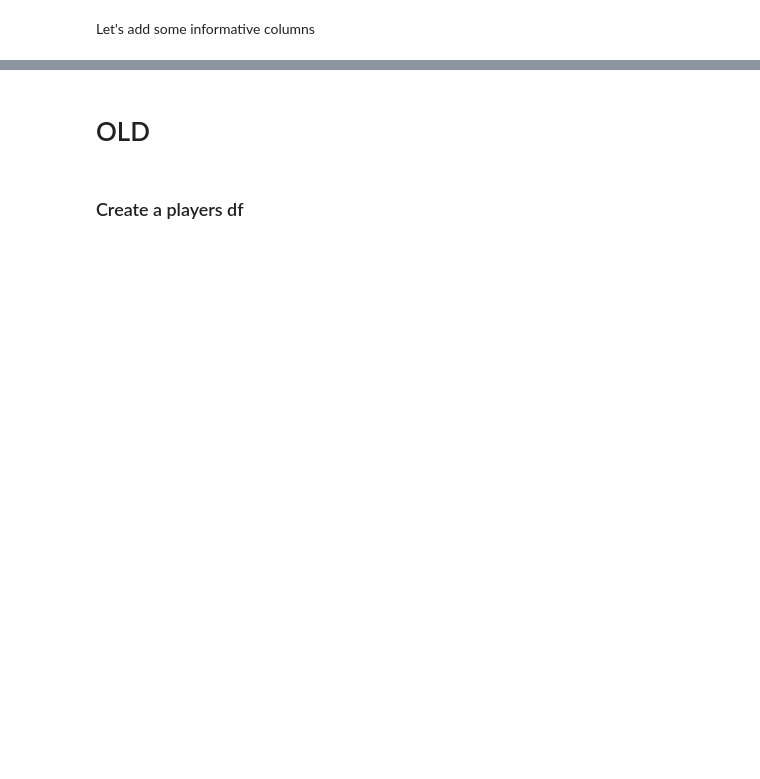
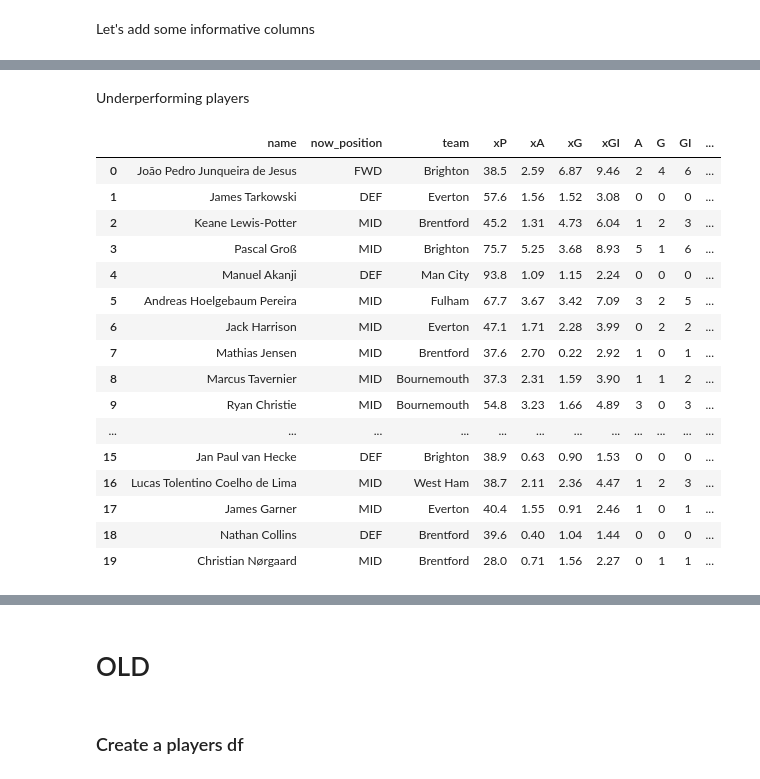
Before and after one commit to fajardgb/FPL-viz, a Jupyter notebook: preseason_scouting/preaseason_scouting2024-25.ipynb, the cells around one changed output, grey strips where cells are left out. Saved outputs shown, nothing was run; the diff lists cells and outputs as text; code cells hidden in the pictures; blank space fills up the shorter version.

```diff
--- a/preseason_scouting/preaseason_scouting2024-25.ipynb
+++ b/preseason_scouting/preaseason_scouting2024-25.ipynb
@@ -80,0 +115,25 @@ df_subset['ppg'] = df_subset['points'] / df_subset['90s']
+# %%
+df_subset['xGI_GI_diff'] = df_subset['xGI'] - df_subset['GI']
+# %% [markdown]
+Underperforming players
+# %%
+df_subset = df_subset.sort_values(by=['xGI_GI_diff'], ascending=False).reset_index(drop=True)
+df_subset.head(20)
+# %% [output]
+|  | name | now_position | team | xP | xA | xG | xGI | A | G | GI | ... |
+| 0 | João Pedro Junqueira de Jesus | FWD | Brighton | 38.5 | 2.59 | 6.87 | 9.46 | 2 | 4 | 6 | ... |
+| 1 | James Tarkowski | DEF | Everton | 57.6 | 1.56 | 1.52 | 3.08 | 0 | 0 | 0 | ... |
+| 2 | Keane Lewis-Potter | MID | Brentford | 45.2 | 1.31 | 4.73 | 6.04 | 1 | 2 | 3 | ... |
+| 3 | Pascal Groß | MID | Brighton | 75.7 | 5.25 | 3.68 | 8.93 | 5 | 1 | 6 | ... |
+| 4 | Manuel Akanji | DEF | Man City | 93.8 | 1.09 | 1.15 | 2.24 | 0 | 0 | 0 | ... |
+| 5 | Andreas Hoelgebaum Pereira | MID | Fulham | 67.7 | 3.67 | 3.42 | 7.09 | 3 | 2 | 5 | ... |
+| 6 | Jack Harrison | MID | Everton | 47.1 | 1.71 | 2.28 | 3.99 | 0 | 2 | 2 | ... |
+| 7 | Mathias Jensen | MID | Brentford | 37.6 | 2.70 | 0.22 | 2.92 | 1 | 0 | 1 | ... |
+| 8 | Marcus Tavernier | MID | Bournemouth | 37.3 | 2.31 | 1.59 | 3.90 | 1 | 1 | 2 | ... |
+| 9 | Ryan Christie | MID | Bournemouth | 54.8 | 3.23 | 1.66 | 4.89 | 3 | 0 | 3 | ... |
+| ... | ... | ... | ... | ... | ... | ... | ... | ... | ... | ... | ... |
+| 15 | Jan Paul van Hecke | DEF | Brighton | 38.9 | 0.63 | 0.90 | 1.53 | 0 | 0 | 0 | ... |
+| 16 | Lucas Tolentino Coelho de Lima | MID | West Ham | 38.7 | 2.11 | 2.36 | 4.47 | 1 | 2 | 3 | ... |
+| 17 | James Garner | MID | Everton | 40.4 | 1.55 | 0.91 | 2.46 | 1 | 0 | 1 | ... |
+| 18 | Nathan Collins | DEF | Brentford | 39.6 | 0.40 | 1.04 | 1.44 | 0 | 0 | 0 | ... |
+| 19 | Christian Nørgaard | MID | Brentford | 28.0 | 0.71 | 1.56 | 2.27 | 0 | 1 | 1 | ... |
```
Also changed, not shown: parts of 12 cells of this notebook, 2 other files.
